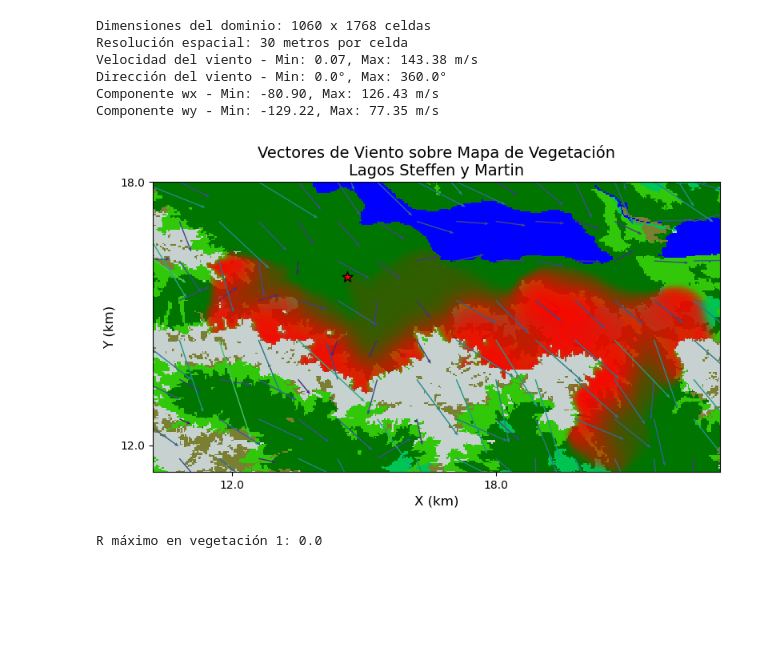
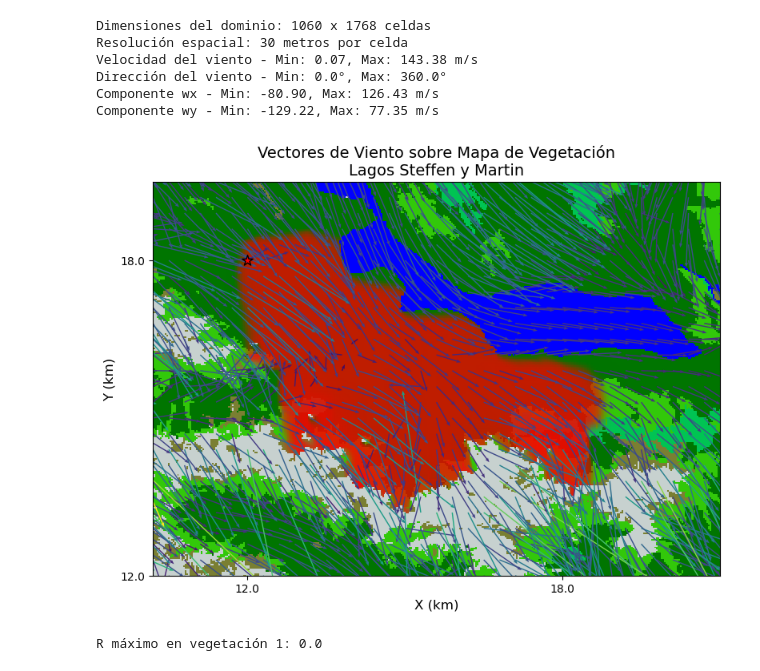
Before and after one commit to Maestria-Incendios-Forestales-2024-2025/Incendios-Genetico-PINNs, a Jupyter notebook: visualizacion_incendios.ipynb, the cells around one changed output. Cells and saved outputs as stored; diff of their text form; code cells hidden in the pictures; blank space fills up the shorter version.

```diff
--- a/visualizacion_incendios.ipynb
+++ b/visualizacion_incendios.ipynb
@@ -104,9 +104,9 @@ Dirección del viento - Min: 0.0°, Max: 360.0°
 Componente wx - Min: -80.90, Max: 126.43 m/s
 Componente wy - Min: -129.22, Max: 77.35 m/s
 # %%
-# R_np = np.squeeze(np.load("R_final.npy"))
+R_np = np.squeeze(np.load("R_referencia.npy"))
 
-R_np = np.load("R_final.npy")[0]
+# R_np = np.load("R_final.npy")[0]
 
 # Crear visualización de vectores de viento sobre el mapa de vegetación
 fig, ax = plt.subplots(figsize=(8, 8))
@@ -116,7 +116,7 @@ terrain_rgb = (1 - np.clip(R_np[..., None], 0, 1)) * vegetation + np.clip(R_np[.
 im = ax.imshow(terrain_rgb, interpolation='nearest', origin='lower')
 
 # Configurar el espaciado para los vectores (reducir densidad para mejor visualización)
-step = 30  # Mostrar un vector cada 30 celdas
+step = 10  # Mostrar un vector cada 30 celdas
 y_coords, x_coords = np.meshgrid(
     np.arange(0, ny, step),
     np.arange(0, nx, step),
@@ -135,37 +135,37 @@ quiver = ax.quiver(x_coords, y_coords, wx_sub, wy_sub,
                    cmap='viridis',
                    scale=1,  # Reducir aún más el scale para hacer vectores más largos
                    scale_units='xy',
                    angles='xy',
                    alpha=1,
                    width=0.002,  # Aumentar más el grosor de los vectores
                    headwidth=3,  # Aumentar el tamaño de las cabezas de flecha
                    headlength=4,  # Aumentar la longitud de las cabezas de flecha
                    headaxislength=3.5)  # Ajustar la longitud del eje de la cabeza
 
 # Configurar ejes y etiquetas
 ax.set_xticks(x_ticks)
 ax.set_yticks(y_ticks)
 ax.set_xticklabels([f"{x:.1f}" for x in x_labels])
 ax.set_yticklabels([f"{y:.1f}" for y in y_labels])
 ax.set_xlabel("X (km)", fontsize=12)
 ax.set_ylabel("Y (km)", fontsize=12)
 ax.set_title('Vectores de Viento sobre Mapa de Vegetación\nLagos Steffen y Martin', fontsize=14)
 
 # Agregar una leyenda de escala para los vectores
 # Crear un vector de referencia
 ref_speed = 10  # m/s
 ax.quiverkey(quiver, 0.85, 0.95, ref_speed, f'{ref_speed} m/s',
              labelpos='E', coordinates='figure', fontproperties={'size': 10})
 
-ax.scatter([487], [528], color='red', marker='*', s=100, edgecolors='black', label='Foco del incendio')
+ax.scatter([400], [600], color='red', marker='*', s=100, edgecolors='black', label='Foco del incendio')
 
-plt.xlim(340, 770)
-plt.ylim(380, 600)
+plt.xlim(340, 700)
+plt.ylim(400, 650)
 
 plt.tight_layout()
 plt.show()
 # %% [output]
-[figure, old version]
+[figure, new version]
 # %%
 # Máscara donde vegetación == 3
 mask = (vegetacion == 0)
```
